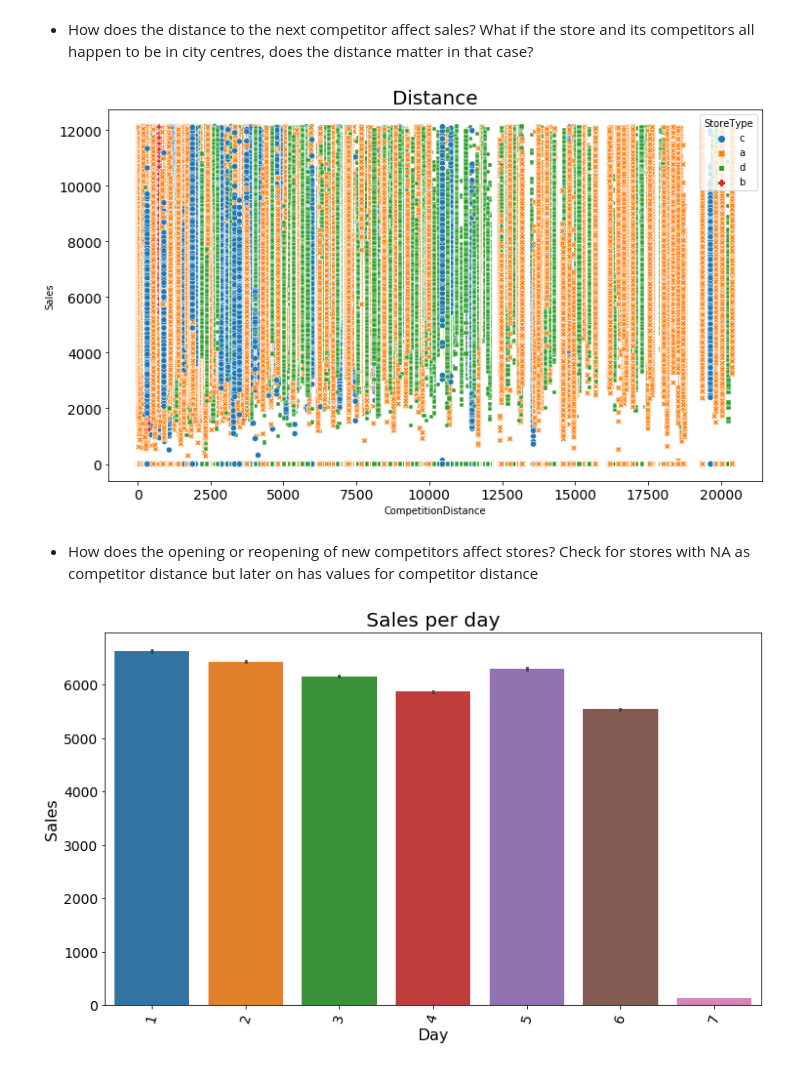
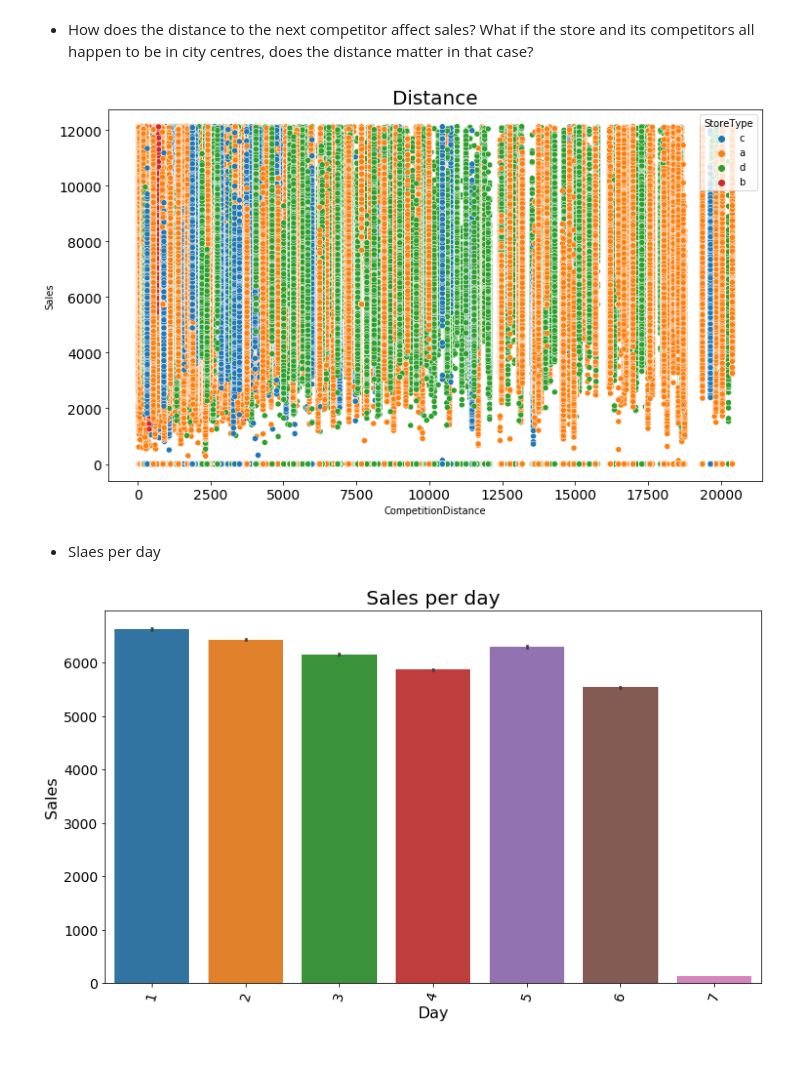
Before and after one commit to khaiyra/pharmaceutical-sales-prediction, a Jupyter notebook: notebooks/analysis.ipynb, the cells around one changed output. Cells and saved outputs as stored; diff of their text form; code cells hidden in the pictures.

```diff
--- a/notebooks/analysis.ipynb
+++ b/notebooks/analysis.ipynb
@@ -275,11 +274,11 @@ The extended assortment type has the highest record of sales.
 * How does the distance to the next competitor affect sales? What if the store and its competitors all happen to be in city centres, does the distance matter in that case?
 # %%
 # plot bar graph with hue
-plot_scatter(store_train_df, 'CompetitionDistance', 'Sales', 'Distance', 'StoreType', 'StoreType')
+plot_scatter(store_train_df, 'CompetitionDistance', 'Sales', 'Distance', 'StoreType')
 # %% [output]
-[figure, old version]
+[figure, new version]
-# %% [markdown]
-* How does the opening or reopening of new competitors affect stores? Check for stores with NA as competitor distance but later on has values for competitor distance
+# %% [markdown]
+* Slaes per day
 # %%
 plot_bar(store_train_df, 'DayOfWeek', 'Sales', 'Sales per day', 'Day', 'Sales')
 # %% [output]
```
Also changed, not shown: parts of 27 cells of this notebook.
